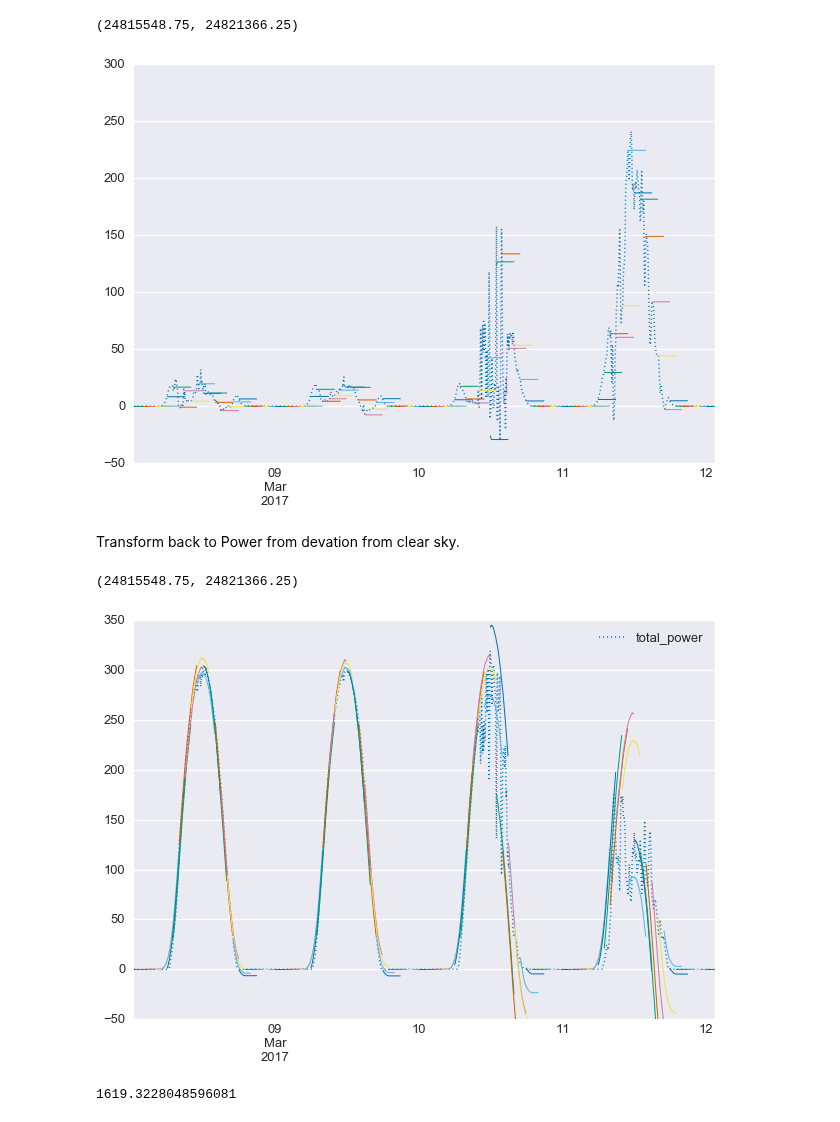
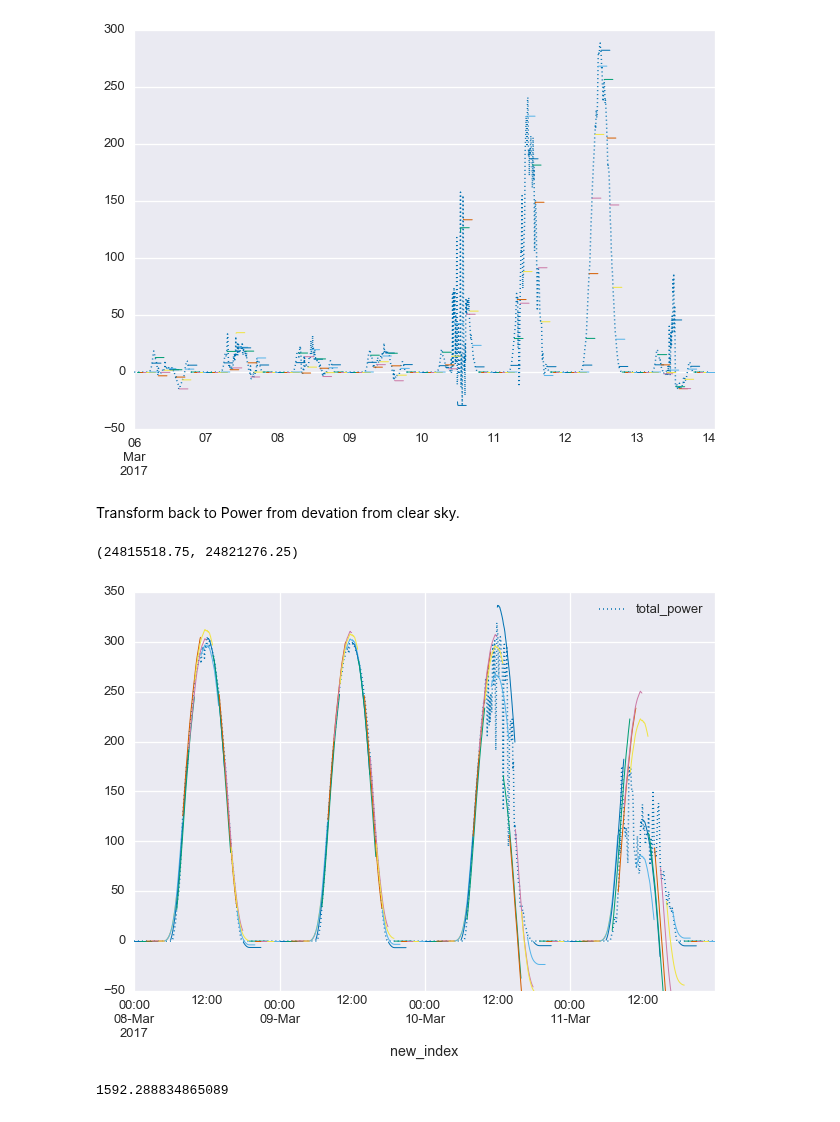
Before and after one commit to bmeyers/SolarForecasting, a Jupyter notebook: Persistance_ErrorAnalysis_detrended.ipynb, the cells around one changed output. Drawn from its saved outputs; the diff is of its cells as text; code cells hidden in the pictures.

Commit message:
Updated analysis using DataManager class

```diff
--- a/Persistance_ErrorAnalysis_detrended.ipynb
+++ b/Persistance_ErrorAnalysis_detrended.ipynb
@@ -18,5 +17,5 @@ test_clearsky = make_small_dev(clearsky_df)
 # %%
-prob = SumToSumARIMA(train_df)
+prob = SumToSumARIMA(df=dm.detrended_train)
 # %%
 ti = time()
 prob.train(order=(1,1,0))
@@ -34,13 +33,12 @@ testing took 2.696087 seconds
 # %%
 prob.plot_test()
-ax = plt.gca()
-lim = ax.get_xlim()
-chunk = (lim[1] - lim[0])/8.
-start = lim[0] + 2*chunk
-end = lim[0] + 6*chunk
-ax.set_xlim(start, end)
+#ax = plt.gca()
+#lim = ax.get_xlim()
+#chunk = (lim[1] - lim[0])/8.
+#start = lim[0] + 2*chunk
+#end = lim[0] + 6*chunk
+#ax.set_xlim(start, end)
 # %% [output]
-(24815548.75, 24821366.25)
-[figure, old version]
+[figure, new version]
 # %% [markdown]
 Transform back to Power from devation from clear sky.
@@ -49,2 +45,5 @@ forecasts = prob.forecasts
+# %%
+dm.add_forecasts(prob.forecasts)
+dm.swap_index()
 # %%
-transformed_forecasts = [retrend_data(f) for f in forecasts]
+transformed_forecasts = [retrend_data(f) for f in dm.forecasts]
@@ -54,16 +50,15 @@ original_test = make_small_dev(original_df)
+# %%
+dm.add_forecasts(transformed_forecasts)
+dm.swap_index()
 # %%
-plot_forecasts(original_test, transformed_forecasts)
+plot_forecasts(dm.original_dev, dm.forecasts)
 ax = plt.gca()
 lim = ax.get_xlim()
 chunk = (lim[1] - lim[0])/8.
 start = lim[0] + 2*chunk
 end = lim[0] + 6*chunk
 ax.set_ylim(-50, 350)
 ax.set_xlim(start, end)
 # %% [output]
-(24815548.75, 24821366.25)
+(24815518.75, 24821276.25)
-[figure, old version]
+[figure, new version]
-# %%
-calc_test_mse(original_test, transformed_forecasts)
-# %% [output]
-1619.3228048596081
@@ -73,0 +65,4 @@ plt.plot
+# %%
+calc_test_mse(dm.original_dev, dm.forecasts)
+# %% [output]
+1592.288834865089
```
Also changed, not shown: parts of 10 cells of this notebook.
